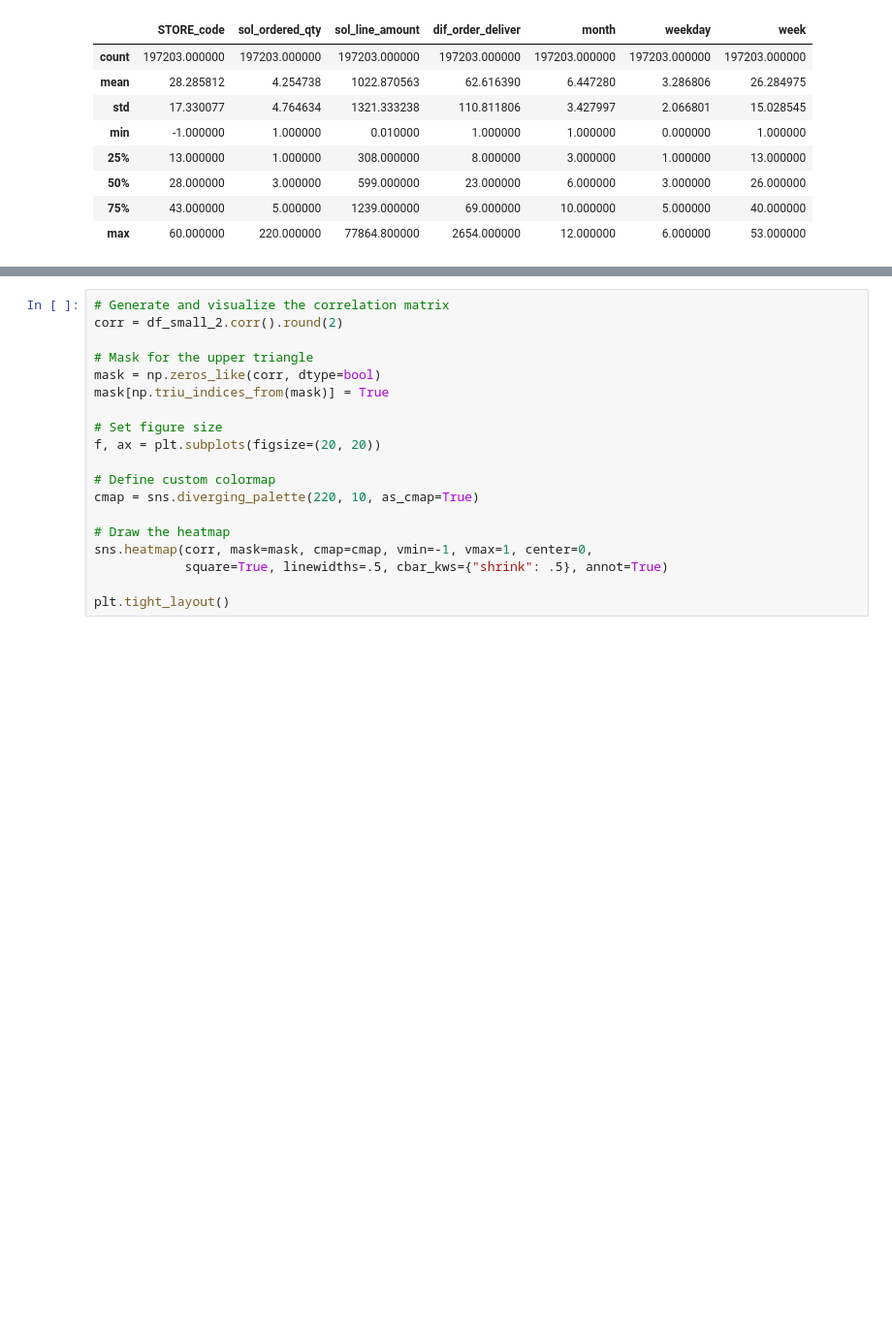
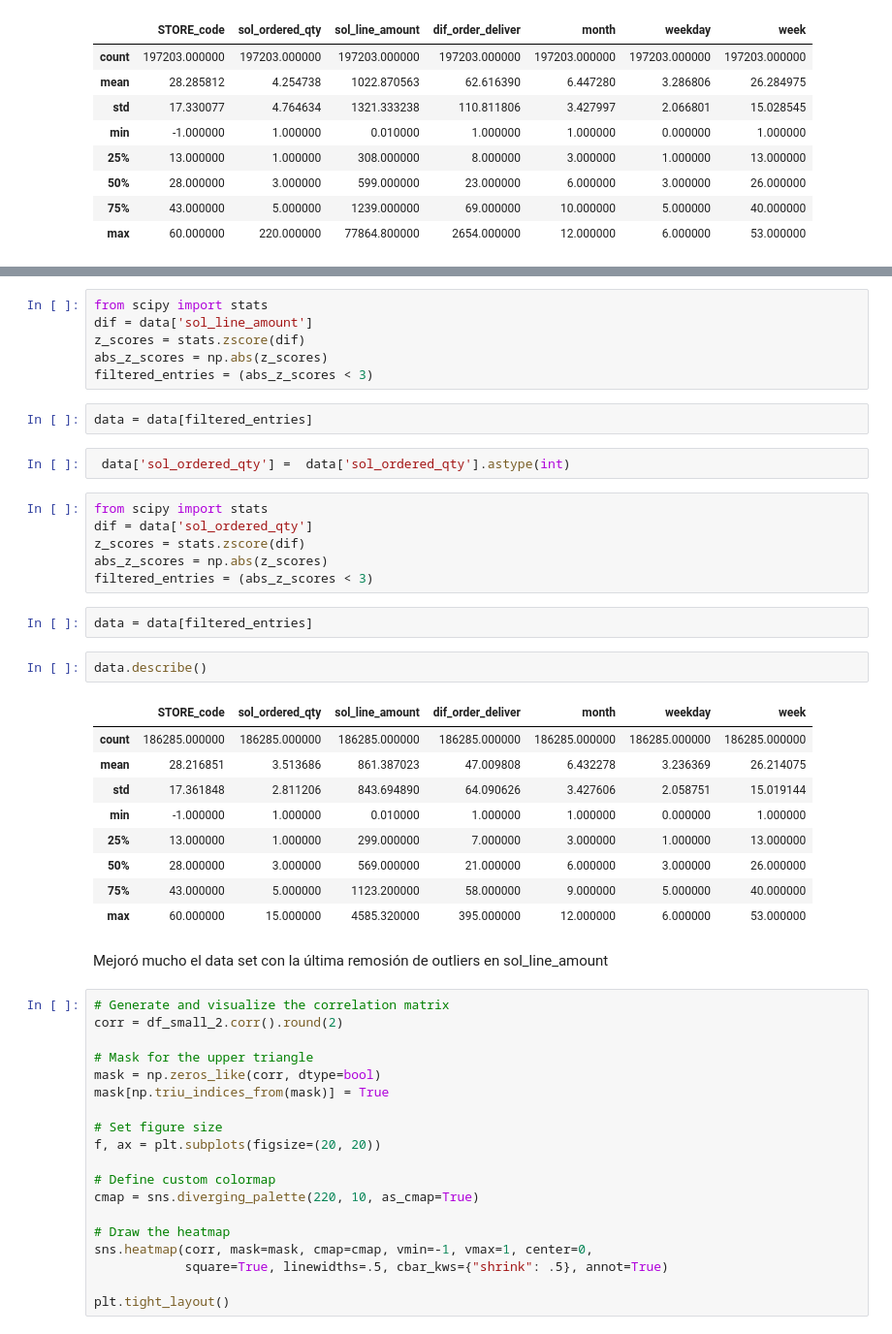
Before and after one commit to castillosebastian/research_tools, a Jupyter notebook: TPFinal_AnalisisyProyeccionVentas.ipynb, the cells around one changed output, grey strips where cells are left out. Shown at 97% size. Cells and saved outputs as stored; diff of their text form; blank space fills up the shorter version.

```diff
--- a/TPFinal_AnalisisyProyeccionVentas.ipynb
+++ b/TPFinal_AnalisisyProyeccionVentas.ipynb
@@ -1519,3 +1538,35 @@ df_small_2.describe()
+# %%
+from scipy import stats
+dif = data['sol_line_amount']
+z_scores = stats.zscore(dif)
+abs_z_scores = np.abs(z_scores)
+filtered_entries = (abs_z_scores < 3)
+# %%
+data = data[filtered_entries]
+# %%
+ data['sol_ordered_qty'] =  data['sol_ordered_qty'].astype(int)
+# %%
+from scipy import stats
+dif = data['sol_ordered_qty']
+z_scores = stats.zscore(dif)
+abs_z_scores = np.abs(z_scores)
+filtered_entries = (abs_z_scores < 3)
+# %%
+data = data[filtered_entries]
+# %%
+data.describe()
+# %% [output]
+|  | STORE_code | sol_ordered_qty | sol_line_amount | dif_order_deliver | month | weekday | week |
+| count | 186285.000000 | 186285.000000 | 186285.000000 | 186285.000000 | 186285.000000 | 186285.000000 | 186285.000000 |
+| mean | 28.216851 | 3.513686 | 861.387023 | 47.009808 | 6.432278 | 3.236369 | 26.214075 |
+| std | 17.361848 | 2.811206 | 843.694890 | 64.090626 | 3.427606 | 2.058751 | 15.019144 |
+| min | -1.000000 | 1.000000 | 0.010000 | 1.000000 | 1.000000 | 0.000000 | 1.000000 |
+| 25% | 13.000000 | 1.000000 | 299.000000 | 7.000000 | 3.000000 | 1.000000 | 13.000000 |
+| 50% | 28.000000 | 3.000000 | 569.000000 | 21.000000 | 6.000000 | 3.000000 | 26.000000 |
+| 75% | 43.000000 | 5.000000 | 1123.200000 | 58.000000 | 9.000000 | 5.000000 | 40.000000 |
+| max | 60.000000 | 15.000000 | 4585.320000 | 395.000000 | 12.000000 | 6.000000 | 53.000000 |
+# %% [markdown]
+Mejoró mucho el data set con la última remosión de outliers en sol_line_amount
 # %%
 # Generate and visualize the correlation matrix
 corr = df_small_2.corr().round(2)
```
Also changed, not shown: parts of 45 cells of this notebook.
